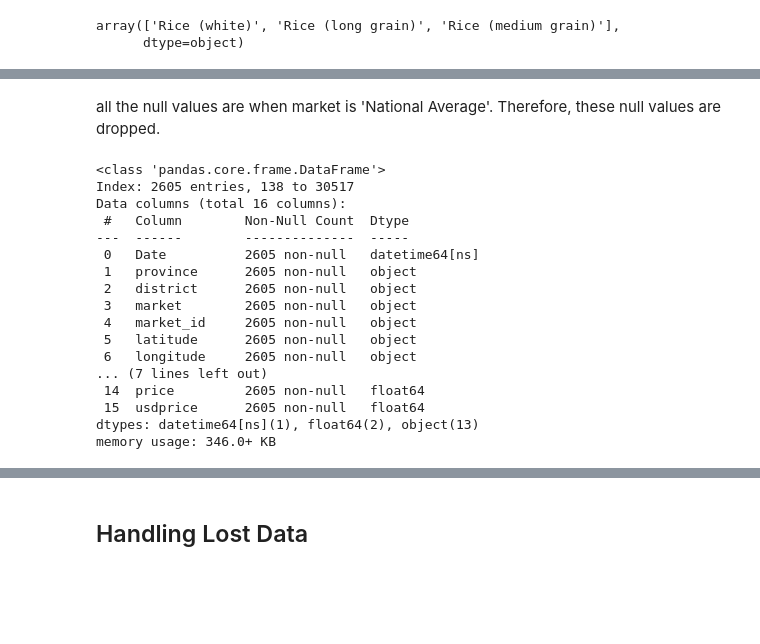
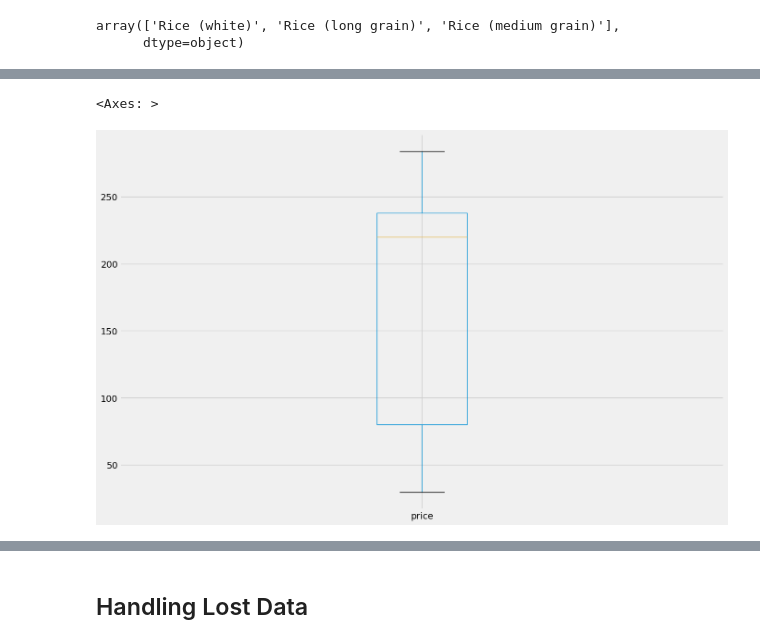
Before and after one commit to DVIlangamge/FYP--Rice-Price-Volatility-Analysis-and-Forecasting, a Jupyter notebook: FYP.ipynb, the cells around one changed output, grey strips where cells are left out. Drawn from its saved outputs; the diff is of its cells as text; code cells hidden in the pictures; blank space fills up the shorter version.

```diff
--- a/FYP.ipynb
+++ b/FYP.ipynb
@@ -302,23 +383,5 @@ dtype: int64
-# %% [markdown]
-all the null values are when market is 'National Average'. Therefore, these null values are dropped.
-# %%
-d1 = filtered_pricelist.dropna()
-d1.info()
-# %% [output]
-<class 'pandas.core.frame.DataFrame'>
-Index: 2605 entries, 138 to 30517
-Data columns (total 16 columns):
- #   Column        Non-Null Count  Dtype
----  ------        --------------  -----
- 0   Date          2605 non-null   datetime64[ns]
- 1   province      2605 non-null   object
- 2   district      2605 non-null   object
- 3   market        2605 non-null   object
- 4   market_id     2605 non-null   object
- 5   latitude      2605 non-null   object
- 6   longitude     2605 non-null   object
-... (7 lines left out)
- 14  price         2605 non-null   float64
- 15  usdprice      2605 non-null   float64
-dtypes: datetime64[ns](1), float64(2), object(13)
-memory usage: 346.0+ KB
+# %%
+d1[['price']].boxplot(figsize=(15,10))
+# %% [output]
+<Axes: >
+[figure, added]
```
Also changed, not shown: parts of 89 cells of this notebook.
